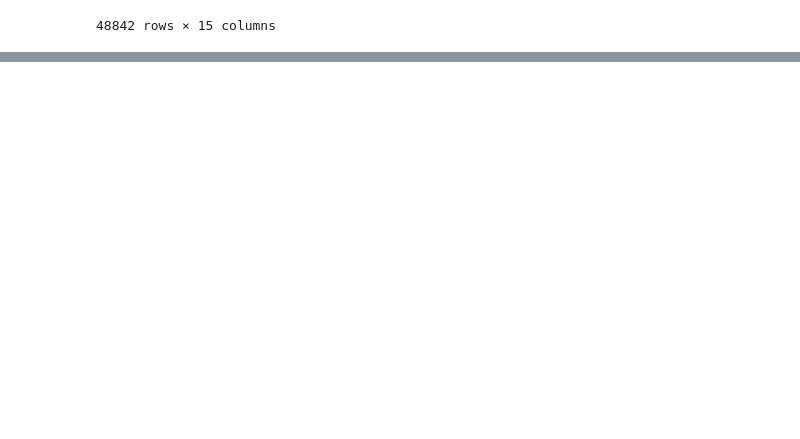
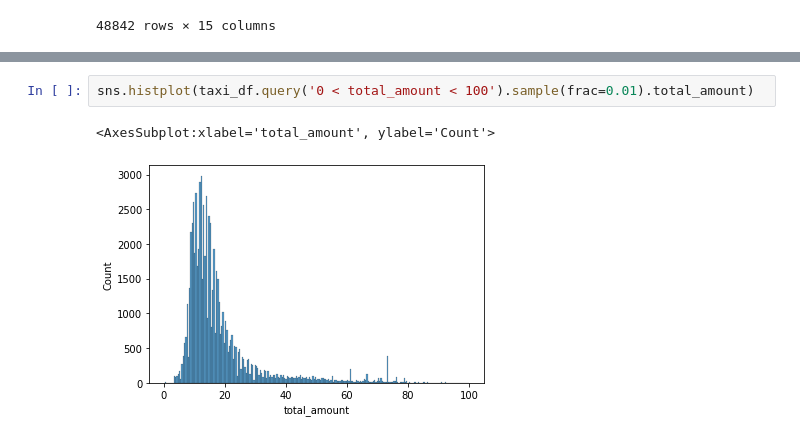
Before and after one commit to yuchaotao/Private-Explanation-System, a Jupyter notebook: data/explore.ipynb, the cells around one changed output, grey strips where cells are left out. Cells and saved outputs as stored; diff of their text form; blank space fills up the shorter version.

```diff
--- a/data/explore.ipynb
+++ b/data/explore.ipynb
@@ -183,0 +285,5 @@ df
+# %%
+sns.histplot(taxi_df.query('0 < total_amount < 100').sample(frac=0.01).total_amount)
+# %% [output]
+<AxesSubplot:xlabel='total_amount', ylabel='Count'>
+[figure, added]
```
Also changed, not shown: parts of 23 cells of this notebook, 31 other files.
